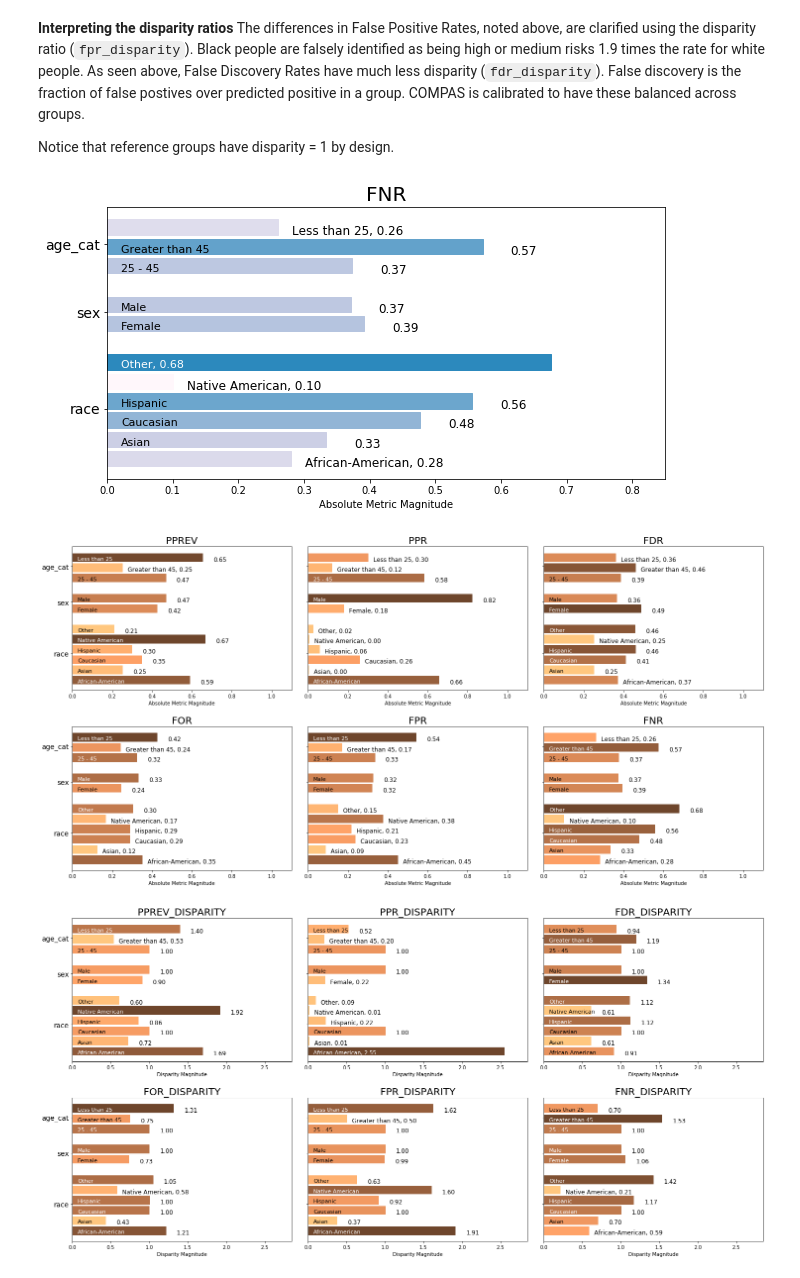
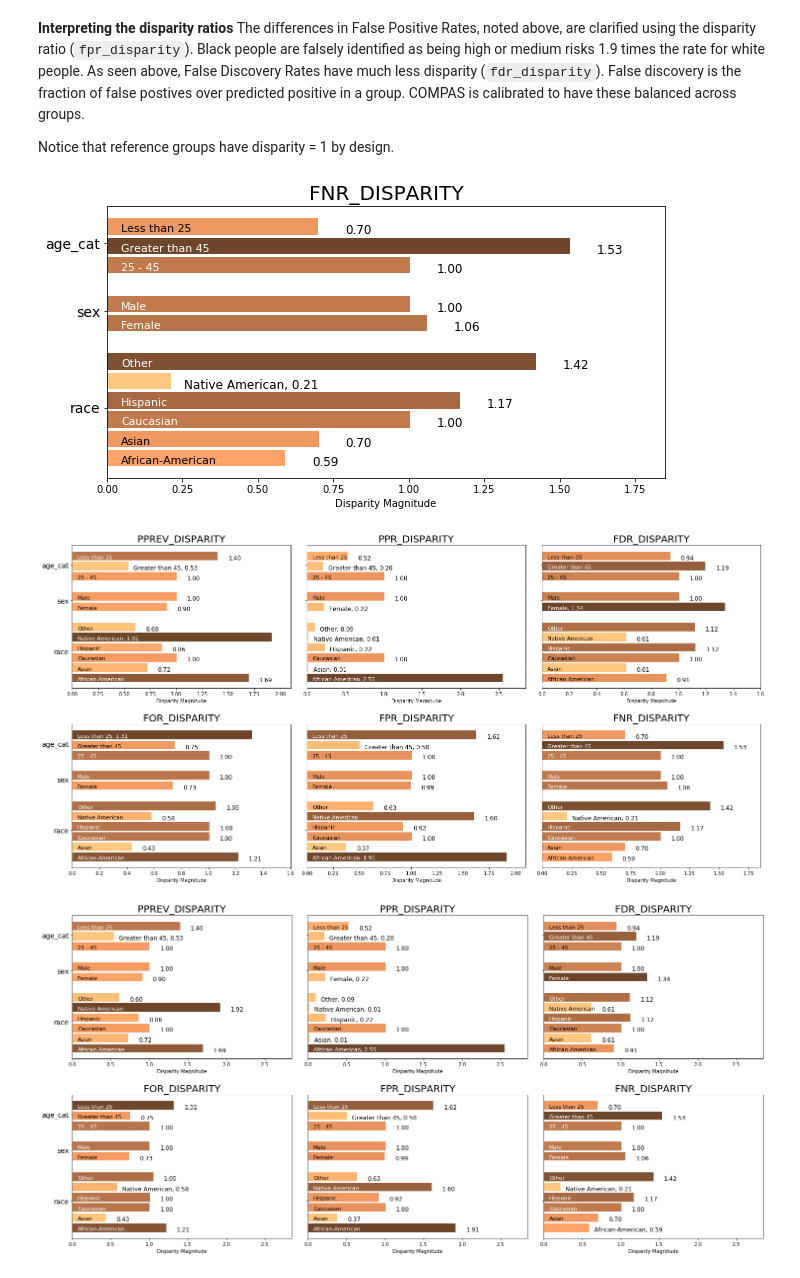
Before and after one commit to dssg/aequitas, a Jupyter notebook: docs/source/examples/compas_demo.ipynb, the cells around one changed output. Drawn from its saved outputs; the diff is of its cells as text; code cells hidden in the pictures.

```diff
--- a/docs/source/examples/compas_demo.ipynb
+++ b/docs/source/examples/compas_demo.ipynb
@@ -194,7 +194,6 @@ def plot_group_metric(group_table, group_metric, ax=None, title=True, label_dict
     Plot a single group metric's absolute metrics
     :param group_table: A group table
     :param group_metric: The metric to plot. Must be a column in the group_table
-    :param ax: A matplotlib Axis. If not passed a new figure will be created.
     :param ax: A matplotlib Axis. If not passed a new figure will be created.
     :param title: Should null values be filled with zeros. Default is True
     :param label_dict: Dictionary of replacement labels for data. Default is None.
@@ -378,7 +370,7 @@ def plot_group_metric_all(group_table, plot_group_metrics=None, fillzeros=True,
         plt.show()
     return fig
 # %%
-a = plot_group_metric_all(xtab, plot_group_metrics='all')
+a = plot_group_metric_all(xtab, plot_group_metrics='all', ncols=3)
 # %% [output]
 [figure]
 # %% [markdown]
@@ -496,12 +488,15 @@ def brightness_threshold(rgb_tuple, min_brightness, light_color, dark_color='bla
 
     return light_color
 # %%
-def plot_single_disparity(disparities_table, group_metric, disparities = False, ax=None, ax_lim = None, title=True, label_dict=None):
+def plot_disparity(disparities_table, group_metric, ax=None, ax_lim = None, title=True, label_dict=None):
     '''
     Plot a single group metric's disparity
     :param disparities_table: A disparity table
     :param group_metric: The metric to plot. Must be a column in the disparities_table
     :param ax: A matplotlib Axis. If not passed a new figure will be created.
+    :param ax_lim: The x-axis maximum value. Default is None.
+    :param title: Should null values be filled with zeros. Default is True
+    :param label_dict: Dictionary of replacement labels for data. Default is None.
     :return: matplotlib.Axis
     '''
     if any(disparities_table[group_metric].isnull()):
@@ -516,7 +511,7 @@ def plot_single_disparity(disparities_table, group_metric, disparities = False,
     next_bar_height = 0
     label_position_values = list(disparities_table[group_metric].values)
 
-    lighter_coppers = truncate_colormap('PuBu', min_value=0, max_value=0.65)
+    lighter_coppers = truncate_colormap('copper_r', min_value=0, max_value=0.65)
 
     norm = colors.Normalize(vmin=disparities_table[group_metric].min(), vmax=disparities_table[group_metric].max())
     mapping = cm.ScalarMappable(norm=norm, cmap=lighter_coppers)
@@ -525,7 +520,6 @@ def plot_single_disparity(disparities_table, group_metric, disparities = False,
         ax_lim = nearest_quartile(disparities_table[group_metric].max()) + 0.1
 
     ax.set_xlim(0, min(10, ax_lim))
-    # if rates/ abs metrics, fix ax_lim to 1
 
     for attribute_name in attribute_names:
 
@@ -592,21 +586,15 @@ def plot_single_disparity(disparities_table, group_metric, disparities = False,
     ax.yaxis.set_ticks(list(map(lambda x: x[1], tick_indices)))
     ax.yaxis.set_ticklabels(list(map(lambda x: x[0], tick_indices)), fontsize=14)
 
-    if disparities or ('disparity' in group_metric):
-         label_x = 'Disparity'
-    else:
-        label_x = 'Absolute Metric'
-    ax.set_xlabel(f"{label_x} Magnitude")
+    ax.set_xlabel('Disparity Magnitude')
 
     if title:
         ax.set_title(f"{group_metric.upper()}", fontsize=20)
 
     return ax
-
-# fix absolute group metrics to 1
 # %%
-plot_single_disparity(bdf, 'fnr')
+plot_disparity(bdf, 'fnr_disparity')
 plt.show()
 # %% [output]
-[figure, old version]
+[figure, new version]
 # %%
@@ -674,10 +668,10 @@ def plot_bias_disparities(disparities_table, disparities = False, plot_group_met
         plt.show()
     return fig
 # %%
-f = plot_bias_disparities(bdf, disparities = False, ncols=3)
+f = plot_disparity_all(bdf, ncols=3)
 plt.show()
 # %% [output]
-[figure, old version]
+[figure, new version]
 # %%
 # plot_group_metric and plot_disparities (for both classes)
 
```
Also changed, not shown: parts of 2 cells of this notebook.
